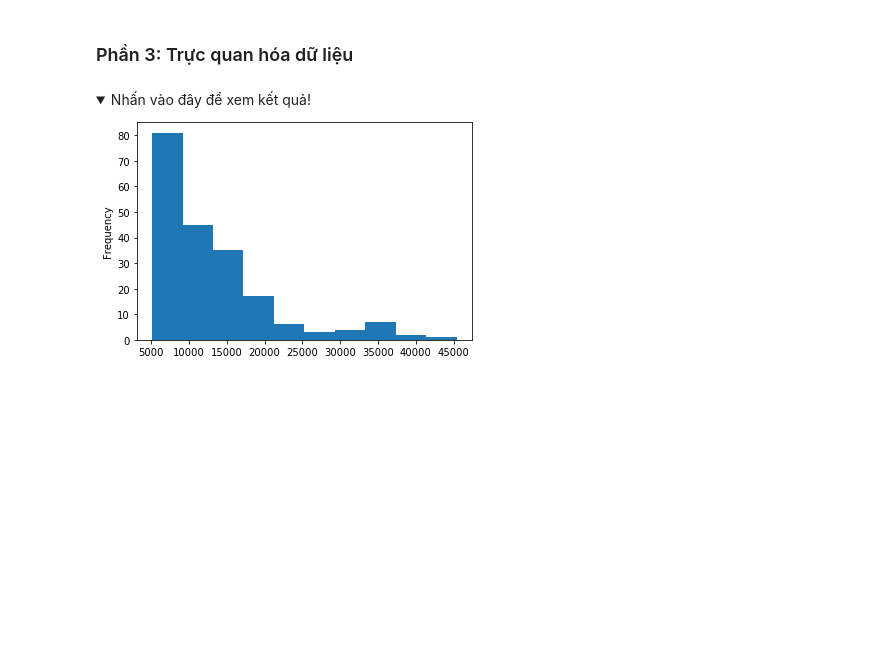
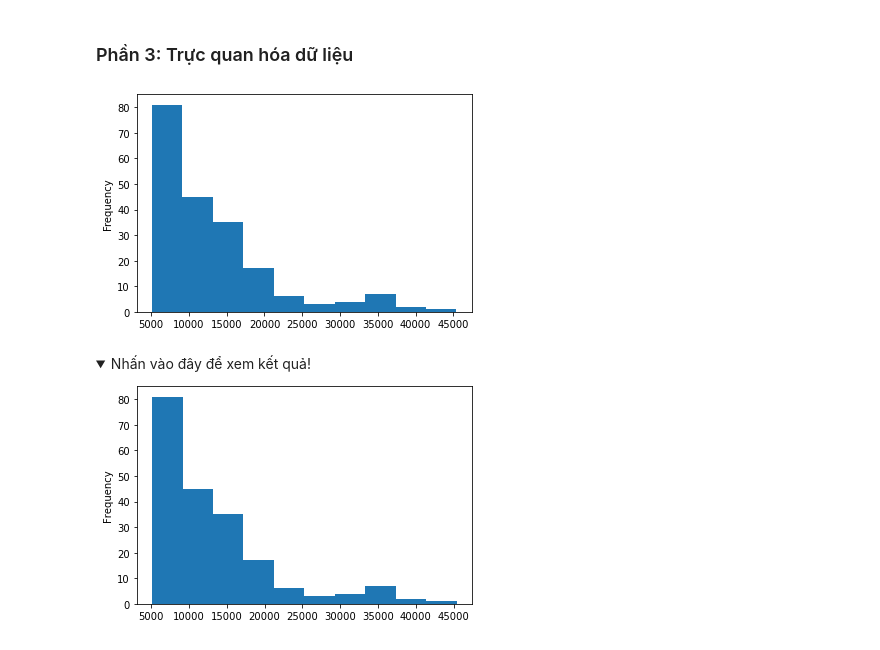
Before and after one commit to kienonline19/complete-python-course, a Jupyter notebook: problems/mr-dat-problems/Dataframe_Bai_lam_them_2 (Part 2).ipynb, the cells around one changed output. Saved outputs shown, nothing was run; the diff lists cells and outputs as text; code cells hidden in the pictures; folded sections open; blank space fills up the shorter version.

```diff
--- a/problems/mr-dat-problems/Dataframe_Bai_lam_them_2 (Part 2).ipynb
+++ b/problems/mr-dat-problems/Dataframe_Bai_lam_them_2 (Part 2).ipynb
@@ -1196,3 +1196,4 @@ See the caveats in the documentation: https://pandas.pydata.org/pandas-docs/stab
 ### Phần 2 :Thống kê - gom nhóm dữ liệu
 # %%
 # Câu 9: Đặt lại chỉ mục (index) sau khi đã bỏ các dòng có giá trị NaN trong cột 'price' và các cập nhật trên dữ liệu
+df.reset_index(drop=True, inplace=True)
@@ -1846,6 +1902,11 @@ See the caveats in the documentation: https://pandas.pydata.org/pandas-docs/stab
 ### Phần 3: Trực quan hóa dữ liệu
 # %%
 # Câu 19: Vẽ biểu đồ thể hiện phân bố dữ liệu của cột price (histogram)
+plt.ylabel('Frequency')
+plt.hist(df['price'])
+plt.show()
+# %% [output]
+[figure, added]
 # %% [markdown]
 <details>
   <summary>Nhấn vào đây để xem kết quả!</summary>
```
Also changed, not shown: parts of 12 cells of this notebook, 1 other file.
